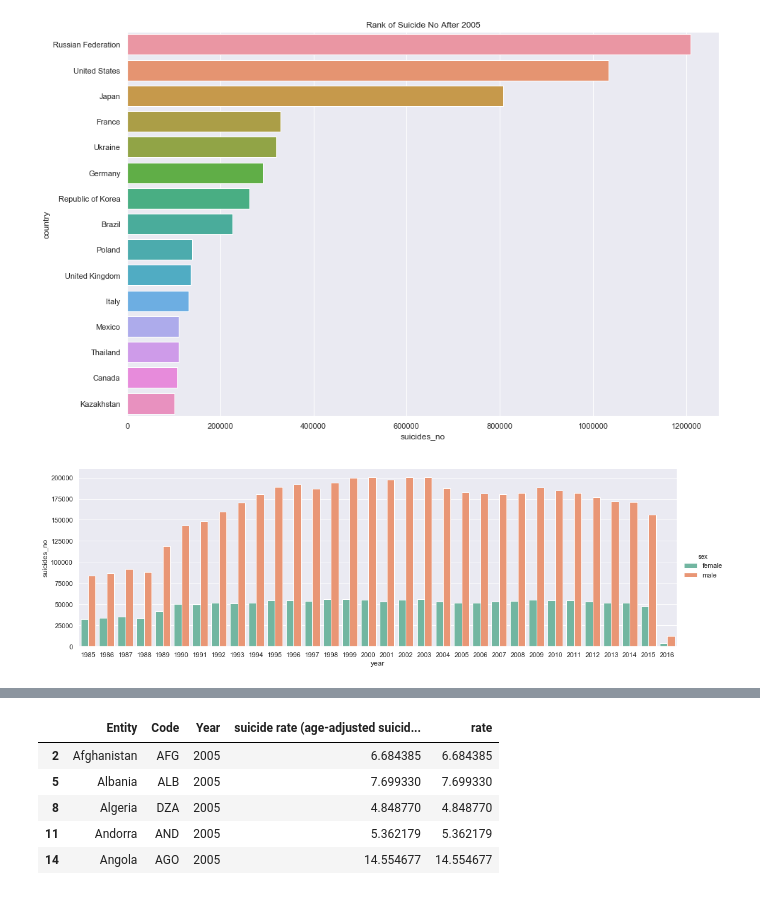
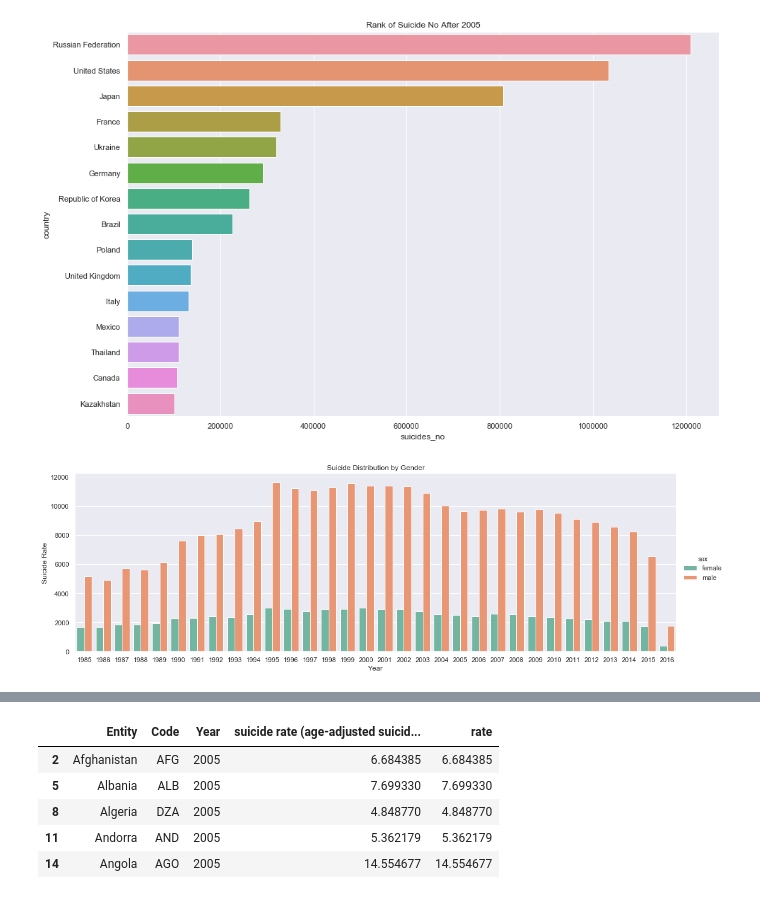
Before and after one commit to milkrong/suicide_rate_analysis, a Jupyter notebook: final_report.ipynb, the cells around one changed output, grey strips where cells are left out. Cells and saved outputs as stored; diff of their text form; code cells hidden in the pictures.

```diff
--- a/final_report.ipynb
+++ b/final_report.ipynb
@@ -35,16 +35,19 @@ plt.show()
 [figure]
 # %%
 # Suicide number group by gender
-suicide_gender_year = suicide_info.loc[:,['sex', 'suicides_no', 'year']].copy().groupby(['year', 'sex'])[['suicides_no']].sum().reset_index()
+suicide_gender_year = suicide_info.loc[:,['sex', 'suicides/100k pop', 'year']].copy().groupby(['year', 'sex'])[['suicides/100k pop']].sum().reset_index()
 suicide_male_year = suicide_gender_year[suicide_gender_year.sex == "male"]
 suicide_female_year = suicide_gender_year[suicide_gender_year.sex == "female"]
 # %%
-ax = sns.catplot(x = "year", y = "suicides_no",
+ax = sns.catplot(x = "year", y = "suicides/100k pop",
             hue = "sex",
             data = suicide_gender_year, kind = "bar", palette="Set2",
             height=5, aspect=3)
+ax.set(ylabel = "Suicide Rate", xlabel = "Year")
+plt.title("Suicide Distribution by Gender")
+ax.savefig("Suicide Distribution by Gender.jpg")
 # %% [output]
-[figure, old version]
+[figure, new version]
 # %%
 !pip install folium
 # %% [output]
```
Also changed, not shown: parts of 7 cells of this notebook, 6 other files.
